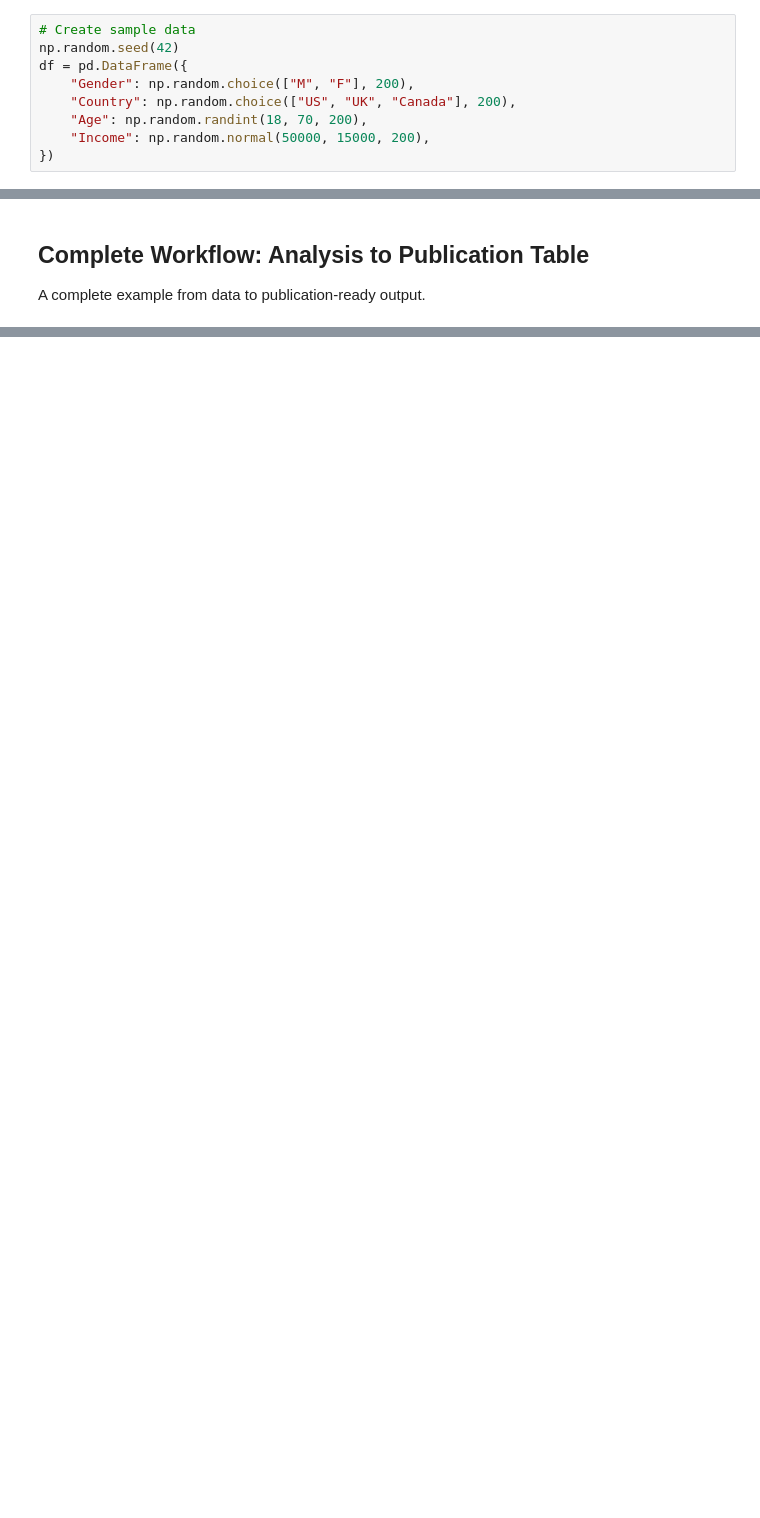
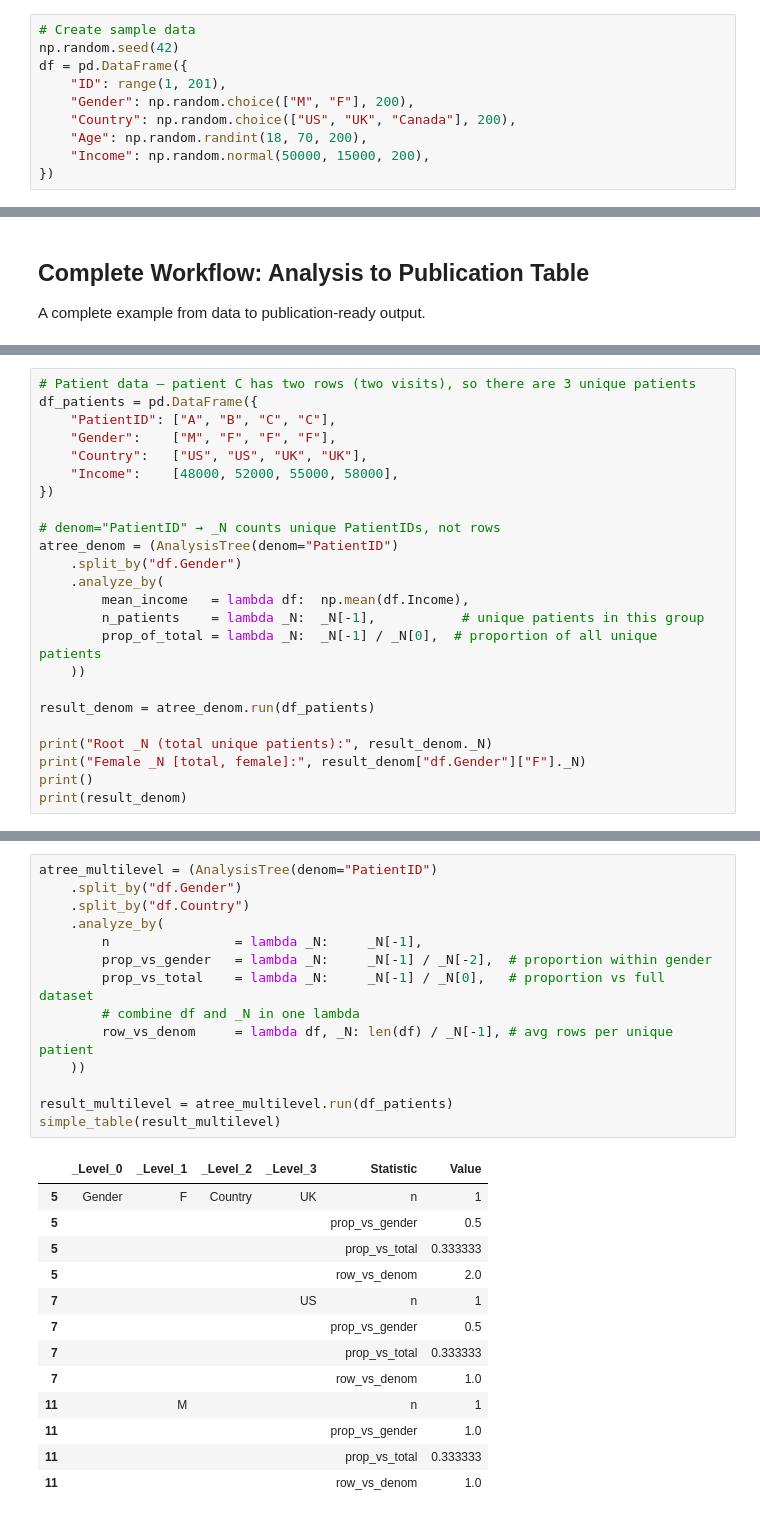
Before and after one commit to BFalquet/pyMyriad, a Jupyter notebook: examples/notebooks/06_advanced_topics.ipynb, the cells around one changed output, grey strips where cells are left out. Cells and saved outputs as stored; diff of their text form; blank space fills up the shorter version.

Commit message:
17 denominator (#20)
* add denom

* fix tests

```diff
--- a/examples/notebooks/06_advanced_topics.ipynb
+++ b/examples/notebooks/06_advanced_topics.ipynb
@@ -12,6 +12,7 @@ from pyMyriad.tabular import format_statistics, flatten, tabulate
 # Create sample data
 np.random.seed(42)
 df = pd.DataFrame({
+    "ID": range(1, 201),
     "Gender": np.random.choice(["M", "F"], 200),
     "Country": np.random.choice(["US", "UK", "Canada"], 200),
     "Age": np.random.randint(18, 70, 200),
@@ -181,0 +211,24 @@ pub_table
+# %%
+# Patient data — patient C has two rows (two visits), so there are 3 unique patients
+df_patients = pd.DataFrame({
+    "PatientID": ["A", "B", "C", "C"],
+    "Gender":    ["M", "F", "F", "F"],
+    "Country":   ["US", "US", "UK", "UK"],
+    "Income":    [48000, 52000, 55000, 58000],
+})
+
+# denom="PatientID" → _N counts unique PatientIDs, not rows
+atree_denom = (AnalysisTree(denom="PatientID")
+    .split_by("df.Gender")
+    .analyze_by(
+        mean_income   = lambda df:  np.mean(df.Income),
+        n_patients    = lambda _N:  _N[-1],           # unique patients in this group
+        prop_of_total = lambda _N:  _N[-1] / _N[0],  # proportion of all unique patients
+    ))
+
+result_denom = atree_denom.run(df_patients)
+
+print("Root _N (total unique patients):", result_denom._N)
+print("Female _N [total, female]:", result_denom["df.Gender"]["F"]._N)
+print()
+print(result_denom)
@@ -181,0 +256,28 @@ pub_table
+# %%
+atree_multilevel = (AnalysisTree(denom="PatientID")
+    .split_by("df.Gender")
+    .split_by("df.Country")
+    .analyze_by(
+        n                = lambda _N:     _N[-1],
+        prop_vs_gender   = lambda _N:     _N[-1] / _N[-2],  # proportion within gender
+        prop_vs_total    = lambda _N:     _N[-1] / _N[0],   # proportion vs full dataset
+        # combine df and _N in one lambda
+        row_vs_denom     = lambda df, _N: len(df) / _N[-1], # avg rows per unique patient
+    ))
+
+result_multilevel = atree_multilevel.run(df_patients)
+simple_table(result_multilevel)
+# %% [output]
+|  | _Level_0 | _Level_1 | _Level_2 | _Level_3 | Statistic | Value |
+| 5 | Gender | F | Country | UK | n | 1 |
+| 5 |  |  |  |  | prop_vs_gender | 0.5 |
+| 5 |  |  |  |  | prop_vs_total | 0.333333 |
+| 5 |  |  |  |  | row_vs_denom | 2.0 |
+| 7 |  |  |  | US | n | 1 |
+| 7 |  |  |  |  | prop_vs_gender | 0.5 |
+| 7 |  |  |  |  | prop_vs_total | 0.333333 |
+| 7 |  |  |  |  | row_vs_denom | 1.0 |
+| 11 |  | M |  |  | n | 1 |
+| 11 |  |  |  |  | prop_vs_gender | 1.0 |
+| 11 |  |  |  |  | prop_vs_total | 0.333333 |
+| 11 |  |  |  |  | row_vs_denom | 1.0 |
```
Also changed, not shown: parts of 16 cells of this notebook, 13 other files.
